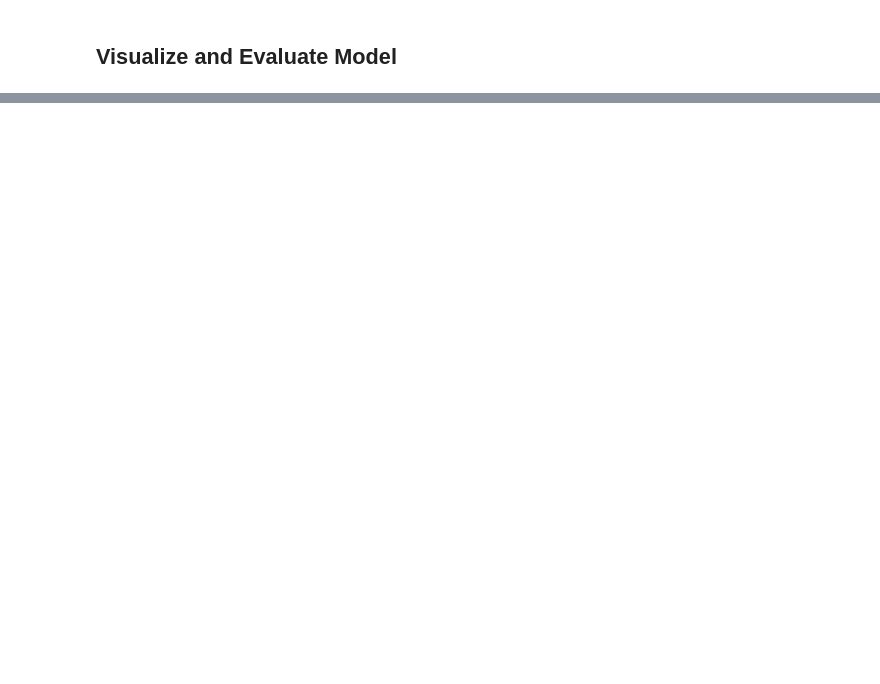
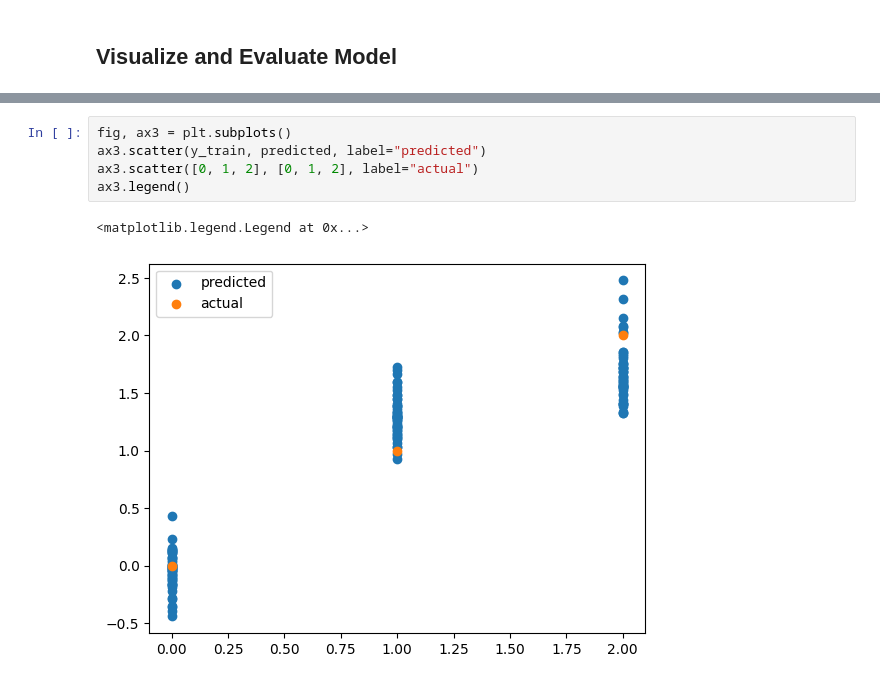
Before and after one commit to a5a7/PHYS417A, a Jupyter notebook: Lab2_Template/Lab2_Report_Template.ipynb, the cells around one changed output, grey strips where cells are left out. Drawn from its saved outputs; the diff is of its cells as text; blank space fills up the shorter version.

```diff
--- a/Lab2_Template/Lab2_Report_Template.ipynb
+++ b/Lab2_Template/Lab2_Report_Template.ipynb
@@ -222,0 +225,8 @@ accuracy: 0.9733333333333334
+# %%
+fig, ax3 = plt.subplots()
+ax3.scatter(y_train, predicted, label="predicted")
+ax3.scatter([0, 1, 2], [0, 1, 2], label="actual")
+ax3.legend()
+# %% [output]
+<matplotlib.legend.Legend at 0x...>
+[figure, added]
```
Also changed, not shown: parts of 4 cells of this notebook.
